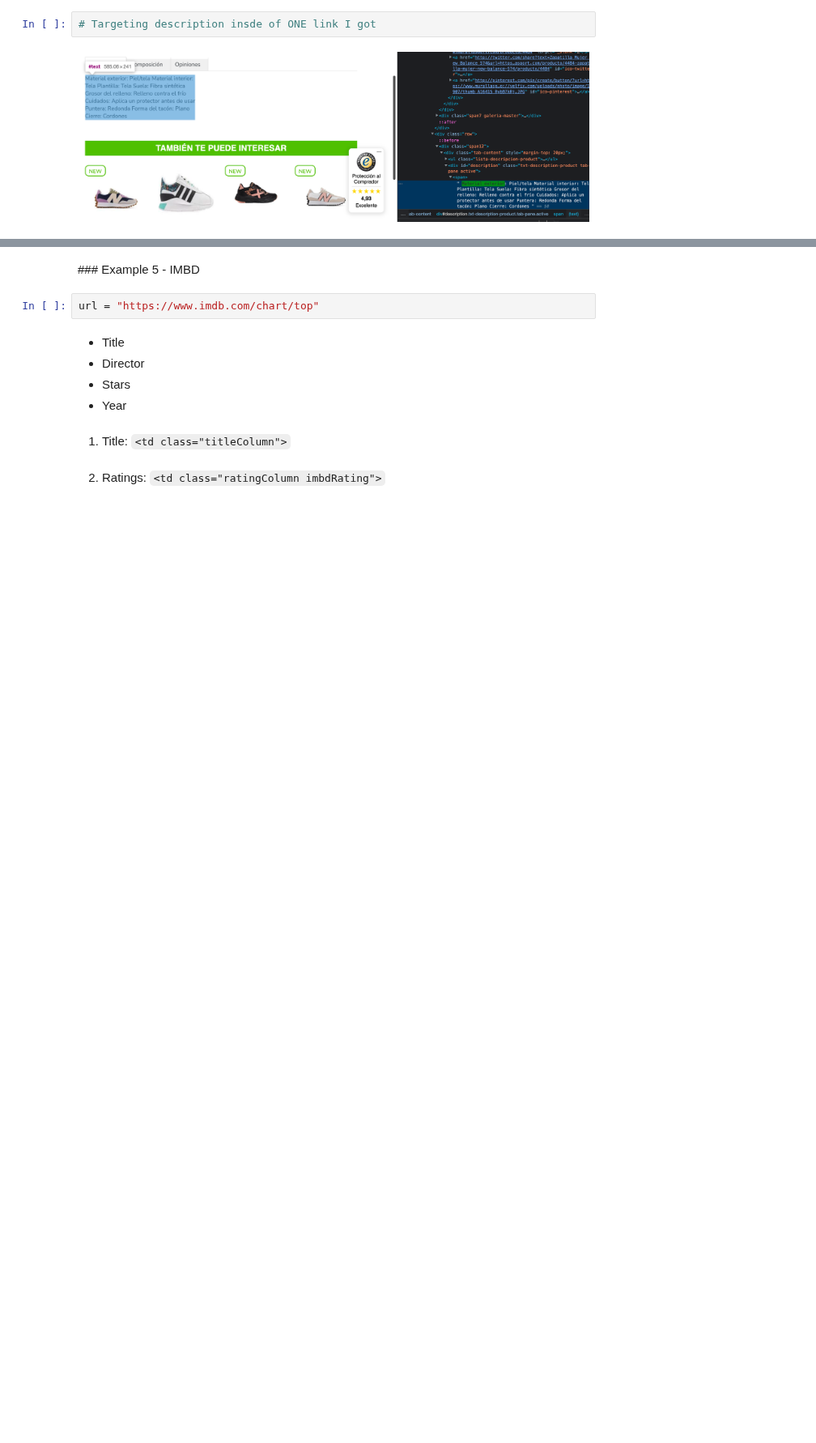
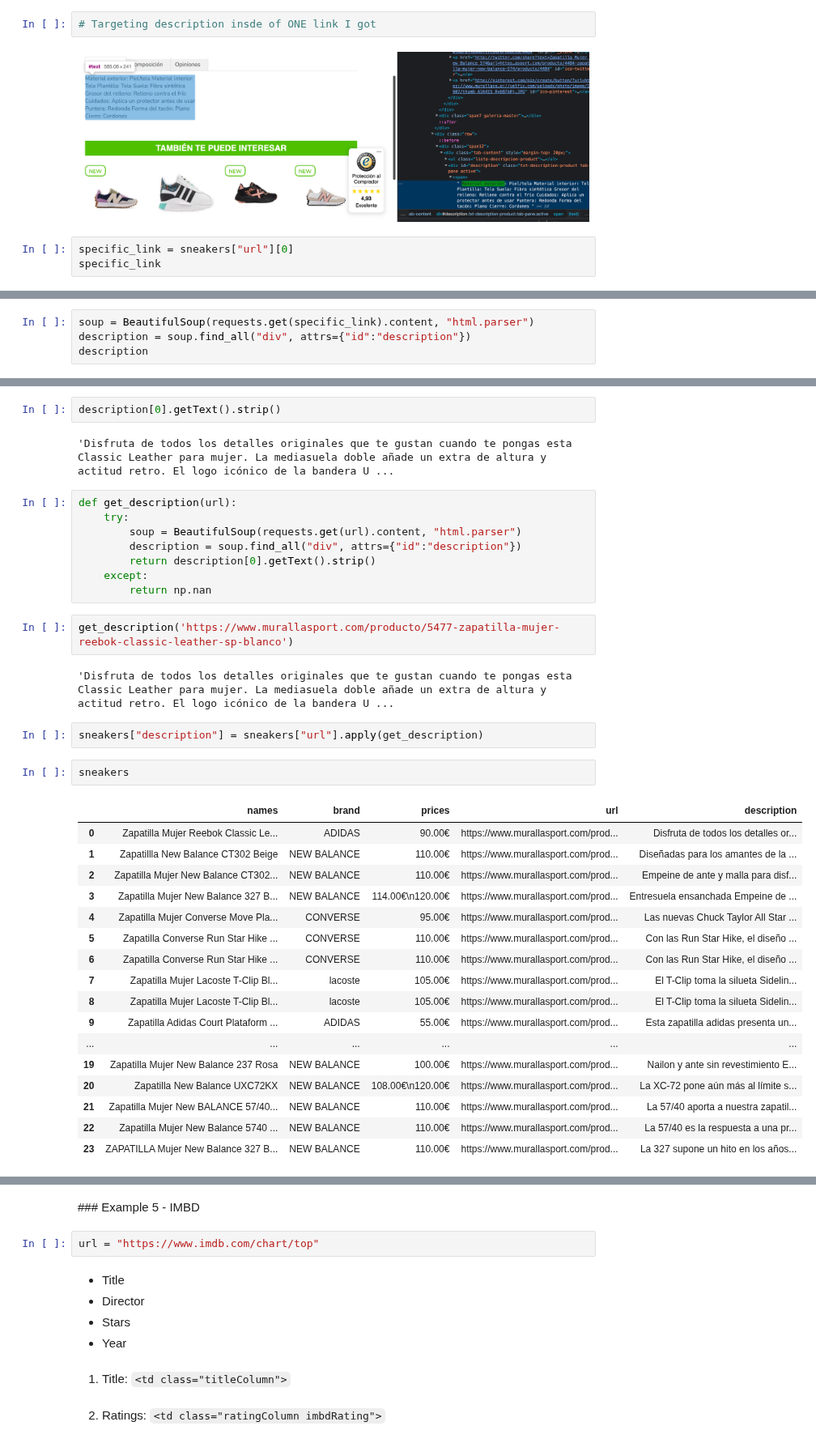
Before and after one commit to Ironhack-data-bcn-oct-2022/lectures, a Jupyter notebook: week-3/04- Web scraping.ipynb, the cells around one changed output, grey strips where cells are left out. Shown at 81% size. Drawn from its saved outputs; the diff is of its cells as text; blank space fills up the shorter version.

```diff
--- a/week-3/04- Web scraping.ipynb
+++ b/week-3/04- Web scraping.ipynb
@@ -401,3 +637,6 @@ Inspecting the page we saw we wanted to get: `<div class="name_product_box">`
 # Targeting description insde of ONE link I got
 # %% [markdown]
 ![Screenshot%202022-07-22%20at%2012.03.33.png](attachment:Screenshot%202022-07-22%20at%2012.03.33.png)
+# %%
+specific_link = sneakers["url"][0]
+specific_link
@@ -403,0 +645,4 @@ Inspecting the page we saw we wanted to get: `<div class="name_product_box">`
+# %%
+soup = BeautifulSoup(requests.get(specific_link).content, "html.parser")
+description = soup.find_all("div", attrs={"id":"description"})
+description
@@ -403,0 +660,38 @@ Inspecting the page we saw we wanted to get: `<div class="name_product_box">`
+# %%
+description[0].getText().strip()
+# %% [output]
+'Disfruta de todos los detalles originales que te gustan cuando te pongas esta Classic Leather para mujer. La mediasuela doble añade un extra de altura y actitud retro. El logo icónico de la bandera U ...
+# %%
+def get_description(url):
+    try:
+        soup = BeautifulSoup(requests.get(url).content, "html.parser")
+        description = soup.find_all("div", attrs={"id":"description"})
+        return description[0].getText().strip()
+    except:
+        return np.nan
+# %%
+get_description('https://www.murallasport.com/producto/5477-zapatilla-mujer-reebok-classic-leather-sp-blanco')
+# %% [output]
+'Disfruta de todos los detalles originales que te gustan cuando te pongas esta Classic Leather para mujer. La mediasuela doble añade un extra de altura y actitud retro. El logo icónico de la bandera U ...
+# %%
+sneakers["description"] = sneakers["url"].apply(get_description)
+# %%
+sneakers
+# %% [output]
+|  | names | brand | prices | url | description |
+| 0 | Zapatilla Mujer Reebok Classic Le... | ADIDAS | 90.00€ | https://www.murallasport.com/prod... | Disfruta de todos los detalles or... |
+| 1 | Zapatillla New Balance CT302 Beige | NEW BALANCE | 110.00€ | https://www.murallasport.com/prod... | Diseñadas para los amantes de la ... |
+| 2 | Zapatilla Mujer New Balance CT302... | NEW BALANCE | 110.00€ | https://www.murallasport.com/prod... | Empeine de ante y malla para disf... |
+| 3 | Zapatilla Mujer New Balance 327 B... | NEW BALANCE | 114.00€\n120.00€ | https://www.murallasport.com/prod... | Entresuela ensanchada Empeine de ... |
+| 4 | Zapatilla Mujer Converse Move Pla... | CONVERSE | 95.00€ | https://www.murallasport.com/prod... | Las nuevas Chuck Taylor All Star ... |
+| 5 | Zapatilla Converse Run Star Hike ... | CONVERSE | 110.00€ | https://www.murallasport.com/prod... | Con las Run Star Hike, el diseño ... |
+| 6 | Zapatilla Converse Run Star Hike ... | CONVERSE | 110.00€ | https://www.murallasport.com/prod... | Con las Run Star Hike, el diseño ... |
+| 7 | Zapatilla Mujer Lacoste T-Clip Bl... | lacoste | 105.00€ | https://www.murallasport.com/prod... | El T-Clip toma la silueta Sidelin... |
+| 8 | Zapatilla Mujer Lacoste T-Clip Bl... | lacoste | 105.00€ | https://www.murallasport.com/prod... | El T-Clip toma la silueta Sidelin... |
+| 9 | Zapatilla Adidas Court Plataform ... | ADIDAS | 55.00€ | https://www.murallasport.com/prod... | Esta zapatilla adidas presenta un... |
+| ... | ... | ... | ... | ... | ... |
+| 19 | Zapatilla Mujer New Balance 237 Rosa | NEW BALANCE | 100.00€ | https://www.murallasport.com/prod... | Nailon y ante sin revestimiento E... |
+| 20 | Zapatilla New Balance UXC72KX | NEW BALANCE | 108.00€\n120.00€ | https://www.murallasport.com/prod... | La XC-72 pone aún más al límite s... |
+| 21 | Zapatilla Mujer New BALANCE 57/40... | NEW BALANCE | 110.00€ | https://www.murallasport.com/prod... | La 57/40 aporta a nuestra zapatil... |
+| 22 | Zapatilla Mujer New Balance 5740 ... | NEW BALANCE | 110.00€ | https://www.murallasport.com/prod... | La 57/40 es la respuesta a una pr... |
+| 23 | ZAPATILLA Mujer New Balance 327 B... | NEW BALANCE | 110.00€ | https://www.murallasport.com/prod... | La 327 supone un hito en los años... |
```
Also changed, not shown: parts of 74 cells of this notebook.
